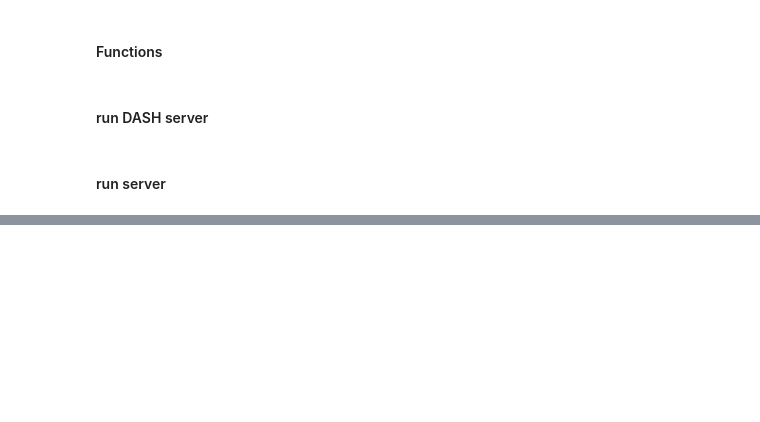
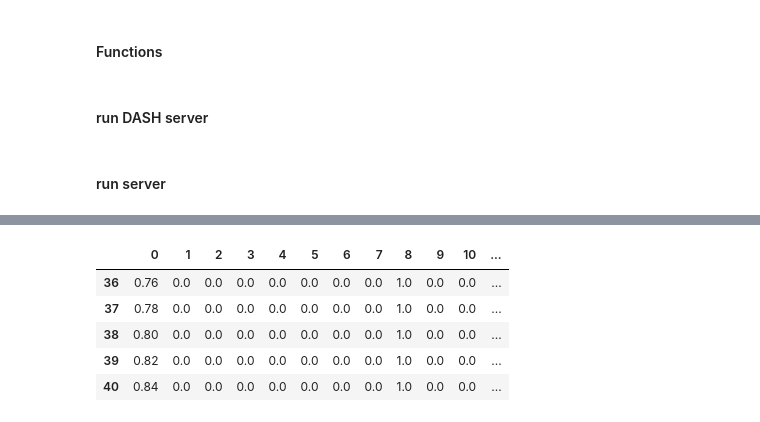
Before and after one commit to cappelchi/calcio_norebooks, a Jupyter notebook: draft/football_live_production_prototype_heft8.ipynb, the cells around one changed output, grey strips where cells are left out. Saved outputs shown, nothing was run; the diff lists cells and outputs as text; code cells hidden in the pictures; blank space fills up the shorter version.

```diff
--- a/draft/football_live_production_prototype_heft8.ipynb
+++ b/draft/football_live_production_prototype_heft8.ipynb
@@ -183,9 +287,10 @@ def create_predict_vector(file_path:str):
     P1, PX, P2 = pd.read_csv(
                         file_path,
                         sep = ';',
-                        nrows = 0,
-                            )
-    match_df.loc[:,['P1', 'P2']] = 1 / np.array((P1, P2), dtype = np.float32)
+                        nrows = 1,
+                        header = None
+                            ).values[0]
+    match_df.loc[:,['P1', 'P2']] = np.array((P1, P2), dtype = np.float32)
     match_df['min_norm'] = match_df['Minute'].astype(np.float32) / 50
     # трансформируем голы
     match_df[match_df['Score1'].isna()] = 0
@@ -197,7 +302,7 @@ def create_predict_vector(file_path:str):
     match_df['Score_diff'] = match_df['Score1'].astype(np.int16) - match_df['Score2'].astype(np.int16)
     match_df.loc[match_df['Score_diff'] < -4, ['Score_diff']] = -4
     match_df.loc[match_df['Score_diff'] > 4, ['Score_diff']] = 4
-    match_df[[f'Score_cat_{n}' for n in range(1, 10)]] = np.eye(9)[match_df['Score_diff'].values]
+    match_df[[f'Score_cat_{n}' for n in range(1, 10)]] = np.eye(9)[match_df['Score_diff'].values + 4]
     match_df['Score_diff'] = match_df['Score_diff'].astype(np.float32) / np.float32(4.0)
     #трансформируем атаки
     match_df['A1_scaled'] = match_df['A1'].astype(np.float32) / 75
@@ -497,0 +906,2 @@ app.run_server(mode='inline')
+# %%
+file_path = '/content/calcio/6206288.csv'
@@ -497,0 +927,2 @@ app.run_server(mode='inline')
+# %%
+input_vector = create_predict_vector(file_path)
@@ -497,0 +938,9 @@ app.run_server(mode='inline')
+# %%
+pd.DataFrame(input_vector).iloc[-5:,:]
+# %% [output]
+|  | 0 | 1 | 2 | 3 | 4 | 5 | 6 | 7 | 8 | 9 | 10 | ... |
+| 36 | 0.76 | 0.0 | 0.0 | 0.0 | 0.0 | 0.0 | 0.0 | 0.0 | 1.0 | 0.0 | 0.0 | ... |
+| 37 | 0.78 | 0.0 | 0.0 | 0.0 | 0.0 | 0.0 | 0.0 | 0.0 | 1.0 | 0.0 | 0.0 | ... |
+| 38 | 0.80 | 0.0 | 0.0 | 0.0 | 0.0 | 0.0 | 0.0 | 0.0 | 1.0 | 0.0 | 0.0 | ... |
+| 39 | 0.82 | 0.0 | 0.0 | 0.0 | 0.0 | 0.0 | 0.0 | 0.0 | 1.0 | 0.0 | 0.0 | ... |
+| 40 | 0.84 | 0.0 | 0.0 | 0.0 | 0.0 | 0.0 | 0.0 | 0.0 | 1.0 | 0.0 | 0.0 | ... |
```
Also changed, not shown: parts of 78 cells of this notebook.
